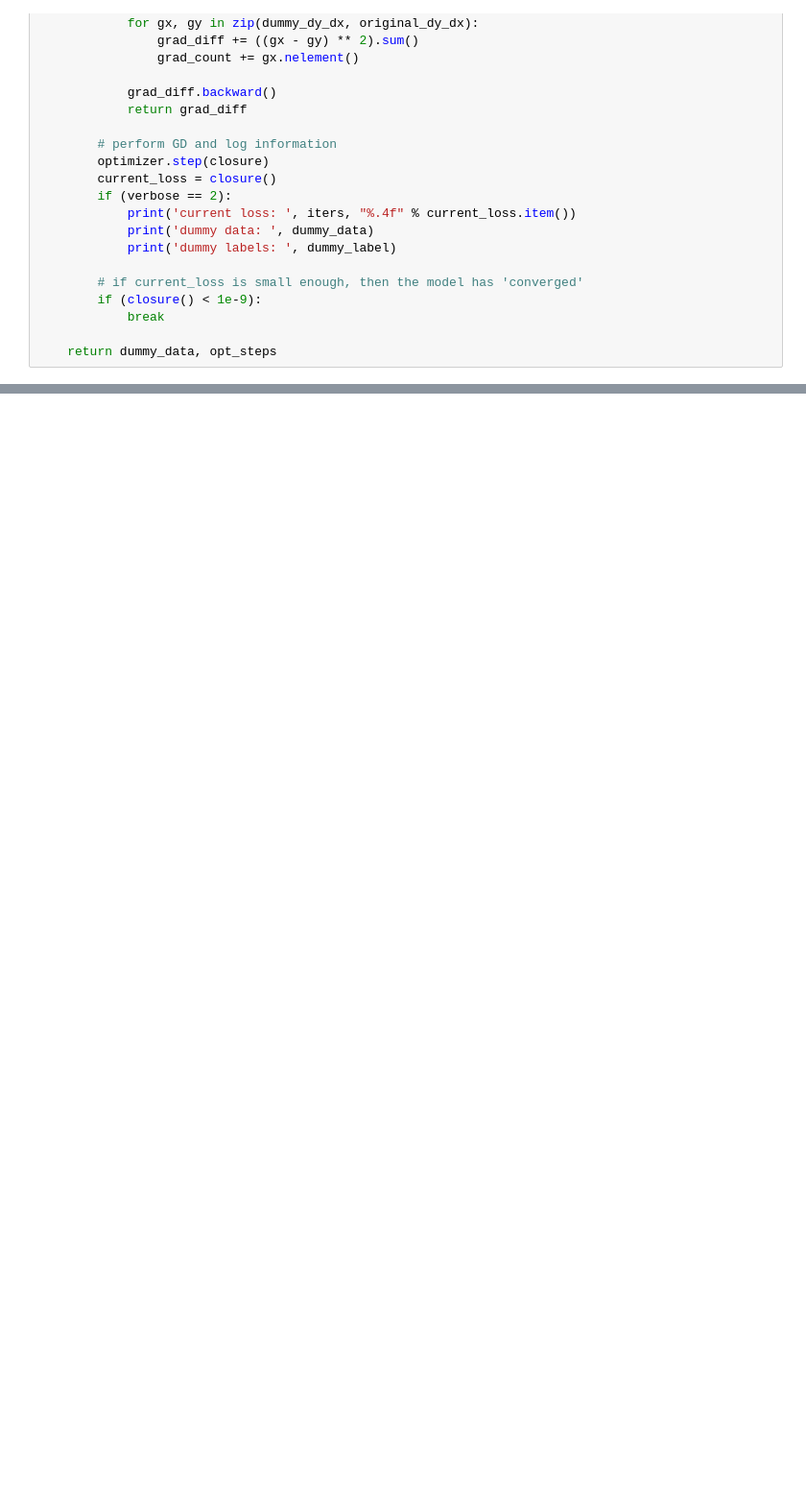
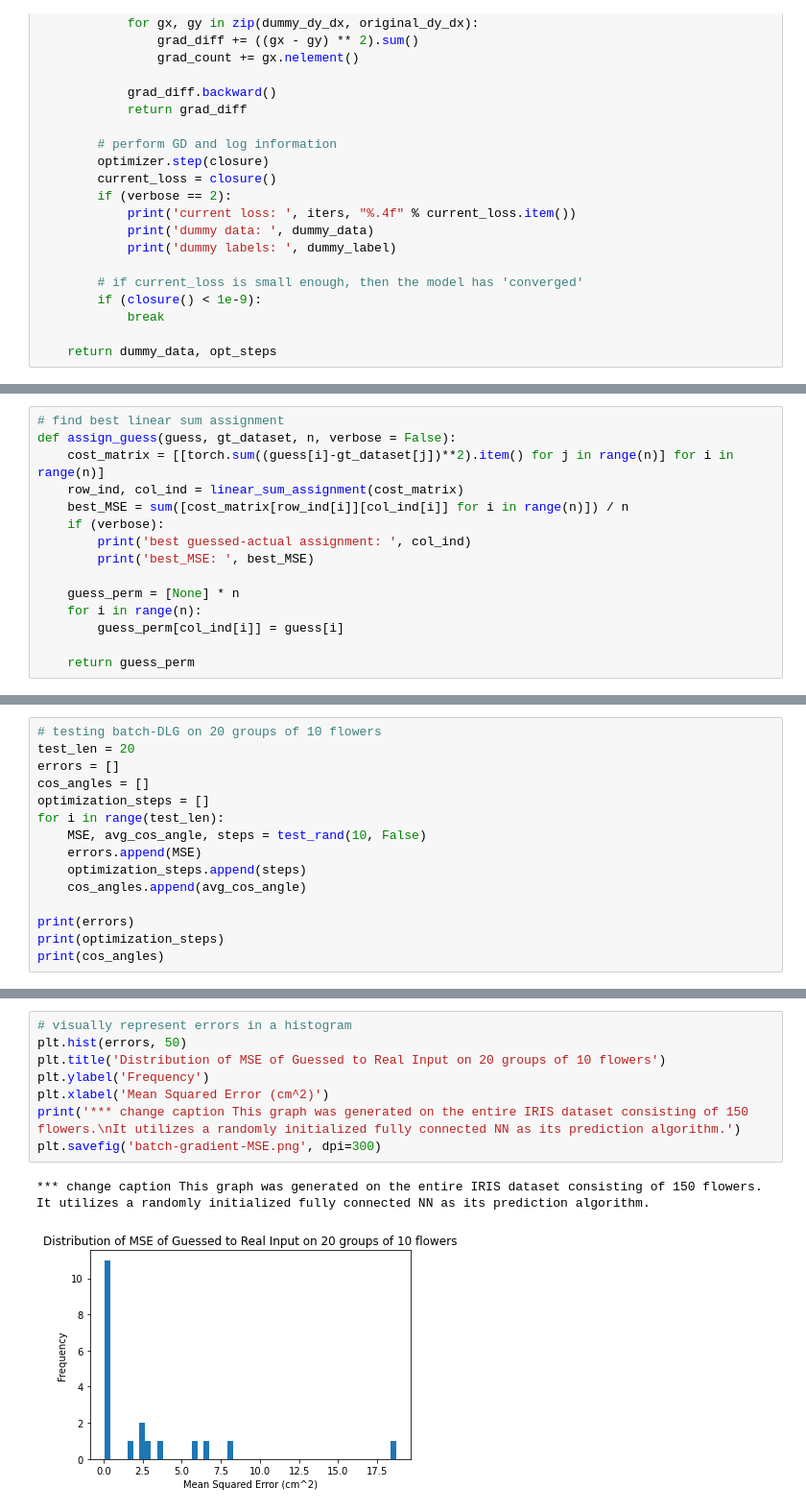
Before and after one commit to mgozon/DLG-UROP, a Jupyter notebook: Batch_DLG_Iris_Dataset.ipynb, the cells around one changed output, grey strips where cells are left out. Shown: that part at 96% size. Saved outputs shown, nothing was run; the diff lists cells and outputs as text; blank space fills up the shorter version.

Commit message:
modified to use the efficient minimum cost matching algorithm by SciPy; added tests on batch-dlg and graphed results

```diff
--- a/Batch_DLG_Iris_Dataset.ipynb
+++ b/Batch_DLG_Iris_Dataset.ipynb
@@ -186,2 +168,17 @@ Predicted data: [tensor([[5.8422, 2.6845, 4.1353, 0.9543]], device='cuda:0', req
+# %%
+# find best linear sum assignment
+def assign_guess(guess, gt_dataset, n, verbose = False):
+    cost_matrix = [[torch.sum((guess[i]-gt_dataset[j])**2).item() for j in range(n)] for i in range(n)]
+    row_ind, col_ind = linear_sum_assignment(cost_matrix)
+    best_MSE = sum([cost_matrix[row_ind[i]][col_ind[i]] for i in range(n)]) / n
+    if (verbose):
+        print('best guessed-actual assignment: ', col_ind)
+        print('best_MSE: ', best_MSE)
+
+    guess_perm = [None] * n
+    for i in range(n):
+        guess_perm[col_ind[i]] = guess[i]
+
+    return guess_perm
 # %%
 # testing Batch-DLG on n random flowers
@@ -240,0 +222,15 @@ steps:  465
+# %%
+# testing batch-DLG on 20 groups of 10 flowers
+test_len = 20
+errors = []
+cos_angles = []
+optimization_steps = []
+for i in range(test_len):
+    MSE, avg_cos_angle, steps = test_rand(10, False)
+    errors.append(MSE)
+    optimization_steps.append(steps)
+    cos_angles.append(avg_cos_angle)
+
+print(errors)
+print(optimization_steps)
+print(cos_angles)
@@ -240,0 +241,12 @@ steps:  465
+# %%
+# visually represent errors in a histogram
+plt.hist(errors, 50)
+plt.title('Distribution of MSE of Guessed to Real Input on 20 groups of 10 flowers')
+plt.ylabel('Frequency')
+plt.xlabel('Mean Squared Error (cm^2)')
+print('*** change caption This graph was generated on the entire IRIS dataset consisting of 150 flowers.\nIt utilizes a randomly initialized fully connected NN as its prediction algorithm.')
+plt.savefig('batch-gradient-MSE.png', dpi=300)
+# %% [output]
+*** change caption This graph was generated on the entire IRIS dataset consisting of 150 flowers.
+It utilizes a randomly initialized fully connected NN as its prediction algorithm.
+[figure, added]
```
Also changed, not shown: parts of 7 cells of this notebook.
